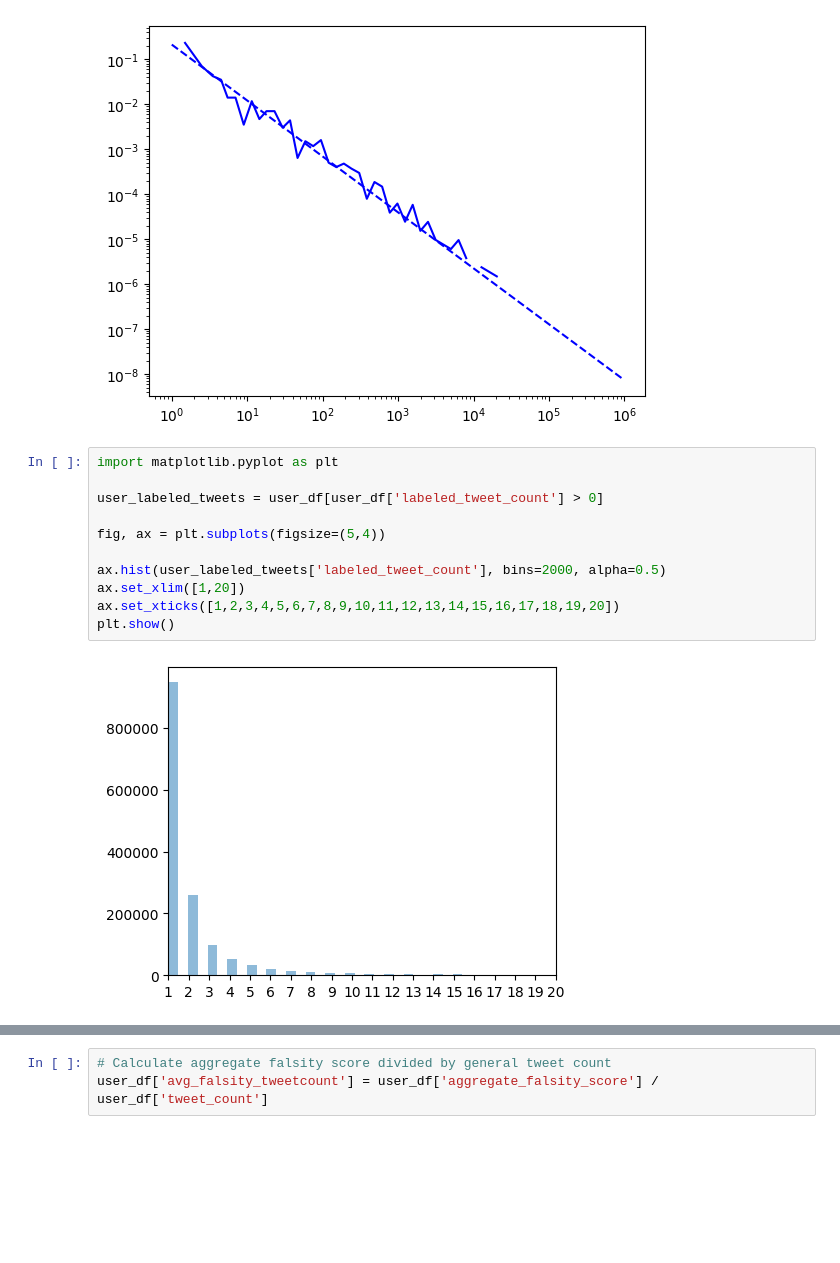
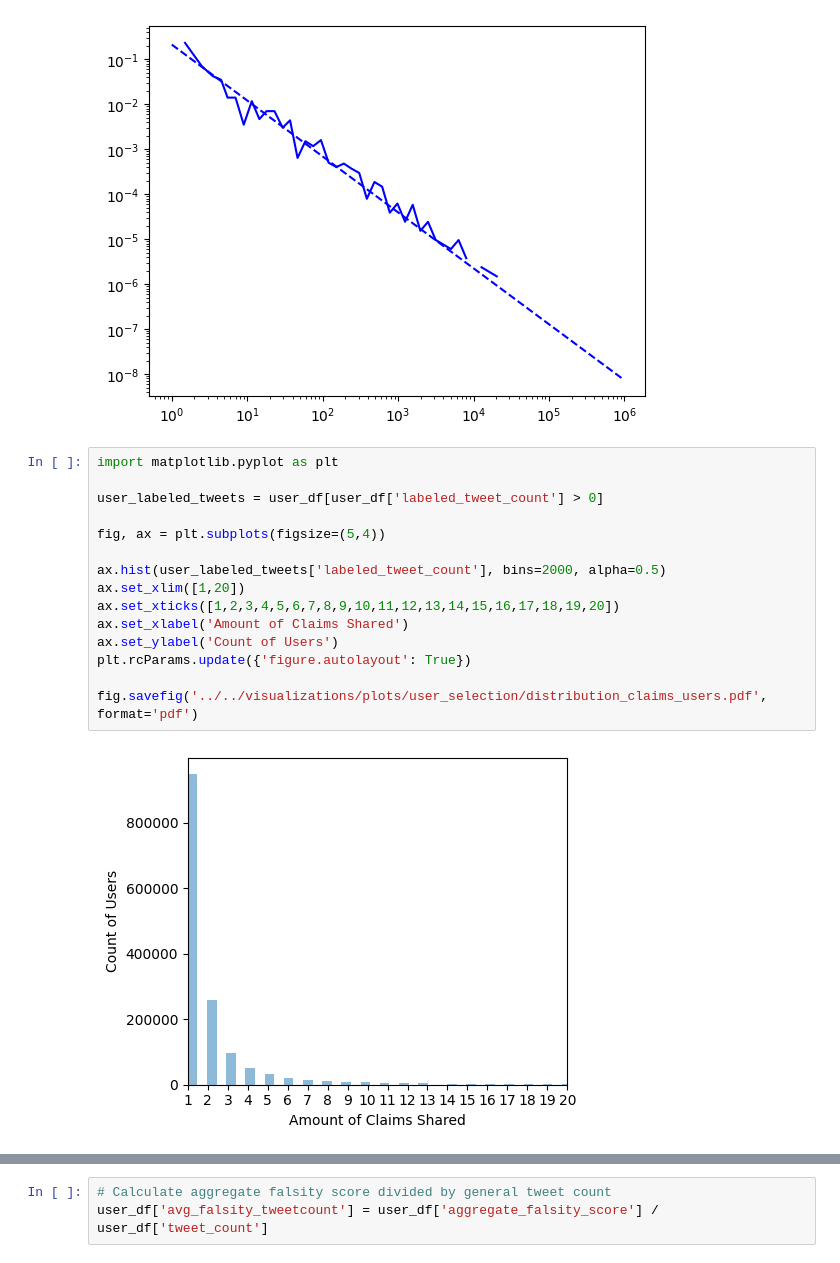
Before and after one commit to lrnz-asnprs/tweet-collector, a Jupyter notebook: fake_collector/notebooks/laurenz_notebook.ipynb, the cells around one changed output, grey strips where cells are left out. Drawn from its saved outputs; the diff is of its cells as text; blank space fills up the shorter version.

```diff
--- a/fake_collector/notebooks/laurenz_notebook.ipynb
+++ b/fake_collector/notebooks/laurenz_notebook.ipynb
@@ -77,13 +63,17 @@ alpha=  1.2438264240735766   sigma=  0.02046145897426885
 # %%
 import matplotlib.pyplot as plt
 
 user_labeled_tweets = user_df[user_df['labeled_tweet_count'] > 0]
 
 fig, ax = plt.subplots(figsize=(5,4))
 
 ax.hist(user_labeled_tweets['labeled_tweet_count'], bins=2000, alpha=0.5)
 ax.set_xlim([1,20])
 ax.set_xticks([1,2,3,4,5,6,7,8,9,10,11,12,13,14,15,16,17,18,19,20])
-plt.show()
+ax.set_xlabel('Amount of Claims Shared')
+ax.set_ylabel('Count of Users')
+plt.rcParams.update({'figure.autolayout': True})
+
+fig.savefig('../../visualizations/plots/user_selection/distribution_claims_users.pdf', format='pdf')
 # %% [output]
-[figure, old version]
+[figure, new version]
```
Also changed, not shown: parts of 8 cells of this notebook, 24 other files.
